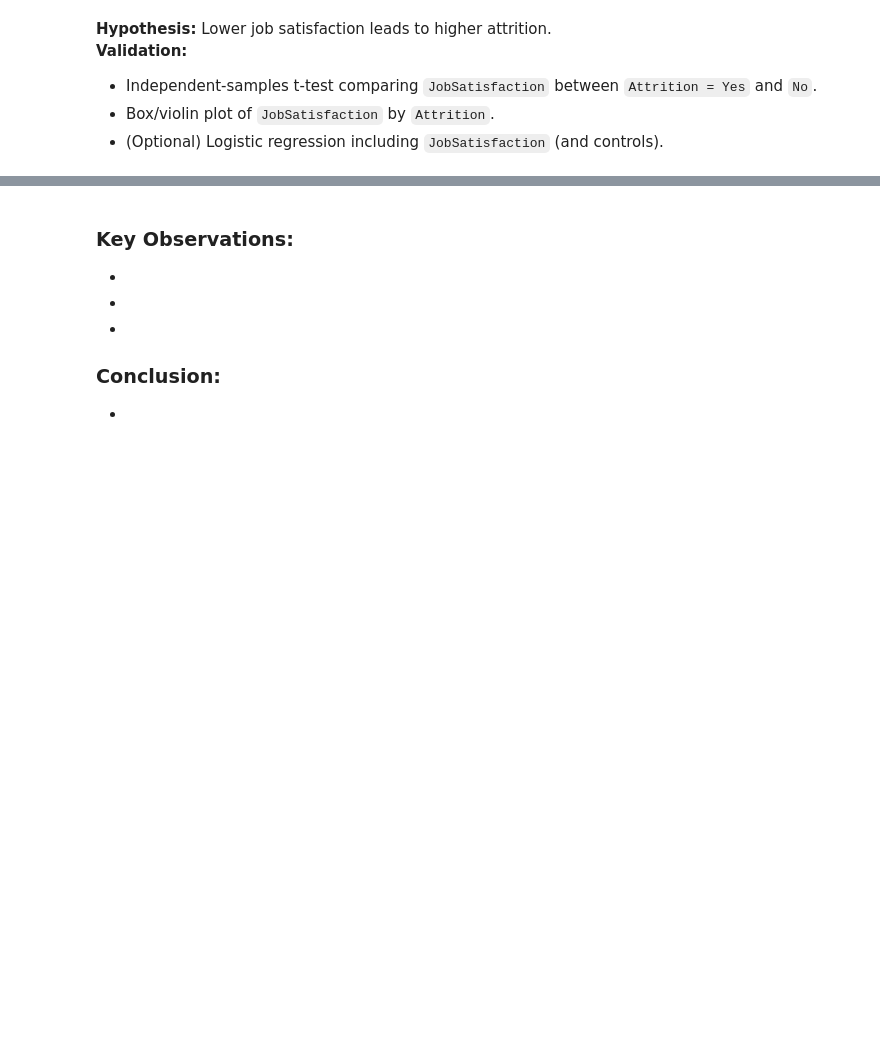
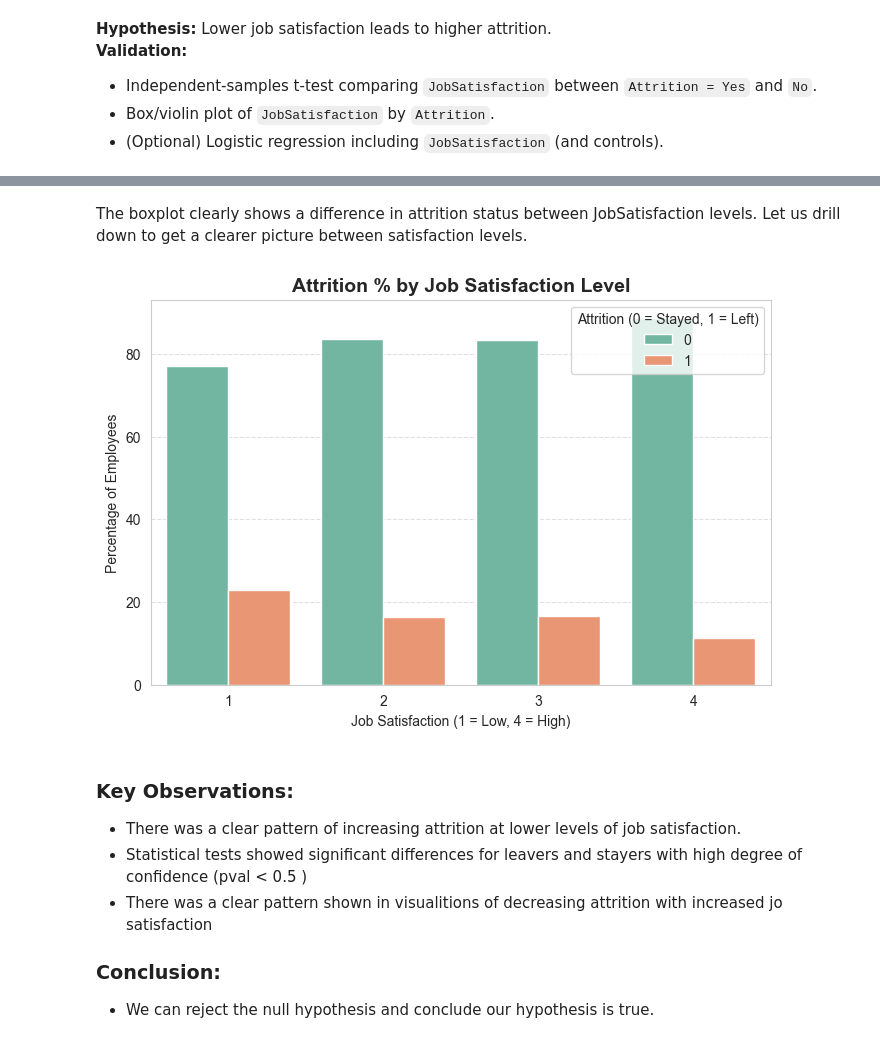
Before and after one commit to RanaAlaaTahon/employee-turnover-prediction, a Jupyter notebook: jupyter_notebooks/Data_Visualisation_Mike.ipynb, the cells around one changed output, grey strips where cells are left out. Drawn from its saved outputs; the diff is of its cells as text; code cells hidden in the pictures; blank space fills up the shorter version.

```diff
--- a/jupyter_notebooks/Data_Visualisation_Mike.ipynb
+++ b/jupyter_notebooks/Data_Visualisation_Mike.ipynb
@@ -206,7 +311,42 @@ attrition_rates
+# %% [markdown]
+The boxplot clearly shows a difference in attrition status between JobSatisfaction levels.
+Let us drill down to get a clearer picture between satisfaction levels.
+# %%
+# Visualize JobSatisfaction levels and Attrition rates according to satisfaction level
+
+# Create a proportion table
+attrition_pct = (
+    df.groupby("JobSatisfaction")["Attrition_encoded"]
+    .value_counts(normalize=True)
+    .rename("Proportion")
+    .reset_index()
+)
+
+# Convert to %
+attrition_pct["Proportion"] *= 100
+
+# Plot
+plt.figure(figsize=(8,5))
+sns.barplot(
+    data=attrition_pct,
+    x="JobSatisfaction",
+    y="Proportion",
+    hue="Attrition_encoded",
+    palette="Set2"
+)
+
+plt.title("Attrition % by Job Satisfaction Level", fontsize=14, fontweight="bold")
+plt.xlabel("Job Satisfaction (1 = Low, 4 = High)")
+plt.ylabel("Percentage of Employees")
+plt.legend(title="Attrition (0 = Stayed, 1 = Left)", loc="upper right")
+plt.grid(axis="y", linestyle="--", alpha=0.6)
+plt.show()
+# %% [output]
+[figure, added]
 # %% [markdown]
 ### Key Observations:
--
--
--
+-   There was a clear pattern of increasing attrition at lower levels of job satisfaction.
+-   Statistical tests showed significant differences for leavers and stayers with high degree of confidence (pval < 0.5 )
+-   There was a clear pattern shown in visualitions of decreasing attrition with increased jo satisfaction
 ### Conclusion:
--
+-   We can reject the null hypothesis and conclude our hypothesis is true.
```
Also changed, not shown: parts of 12 cells of this notebook.
